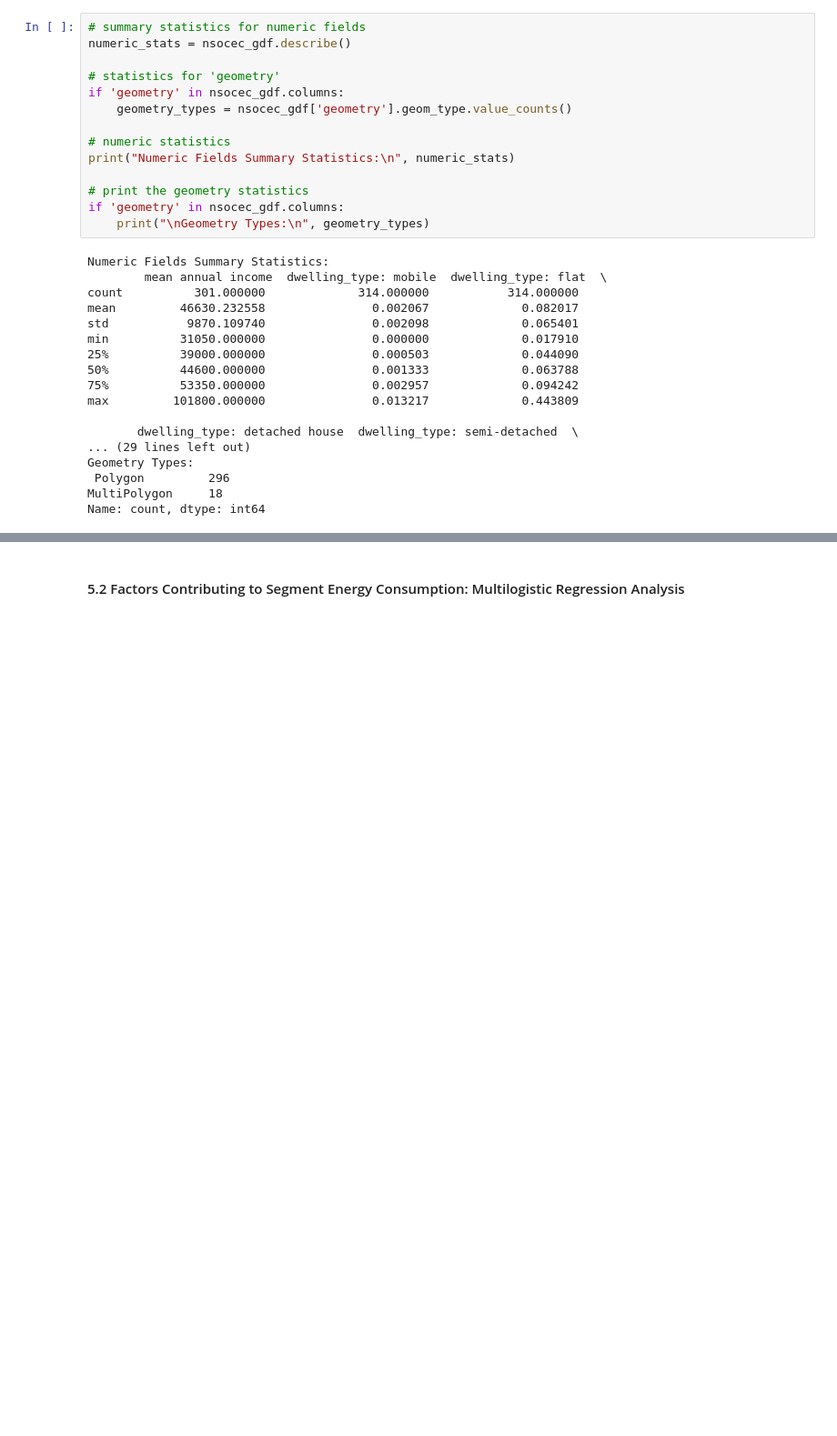
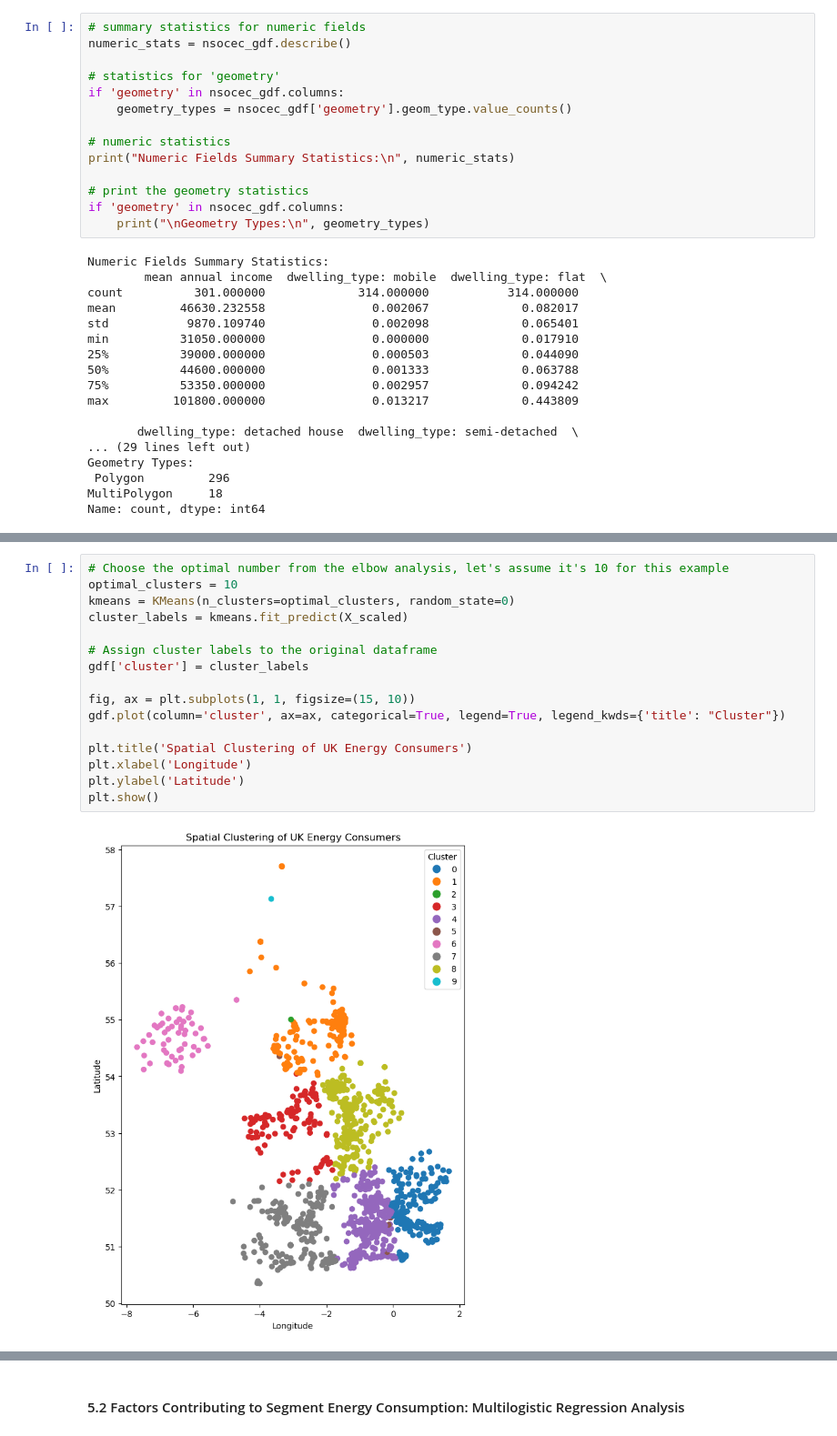
Before and after one commit to NikhilSDesai/SpatialDataScience, a Jupyter notebook: SDS_Analysis/CASA0006_FinalAssignment.ipynb, the cells around one changed output, grey strips where cells are left out. Shown at 91% size. Cells and saved outputs as stored; diff of their text form; blank space fills up the shorter version.

```diff
--- a/SDS_Analysis/CASA0006_FinalAssignment.ipynb
+++ b/SDS_Analysis/CASA0006_FinalAssignment.ipynb
@@ -508,0 +542,18 @@ cluster_summary
+# %%
+# Choose the optimal number from the elbow analysis, let's assume it's 10 for this example
+optimal_clusters = 10
+kmeans = KMeans(n_clusters=optimal_clusters, random_state=0)
+cluster_labels = kmeans.fit_predict(X_scaled)
+
+# Assign cluster labels to the original dataframe
+gdf['cluster'] = cluster_labels
+
+fig, ax = plt.subplots(1, 1, figsize=(15, 10))
+gdf.plot(column='cluster', ax=ax, categorical=True, legend=True, legend_kwds={'title': "Cluster"})
+
+plt.title('Spatial Clustering of UK Energy Consumers')
+plt.xlabel('Longitude')
+plt.ylabel('Latitude')
+plt.show()
+# %% [output]
+[figure, added]
```
Also changed, not shown: parts of 33 cells of this notebook, 5 other files.
